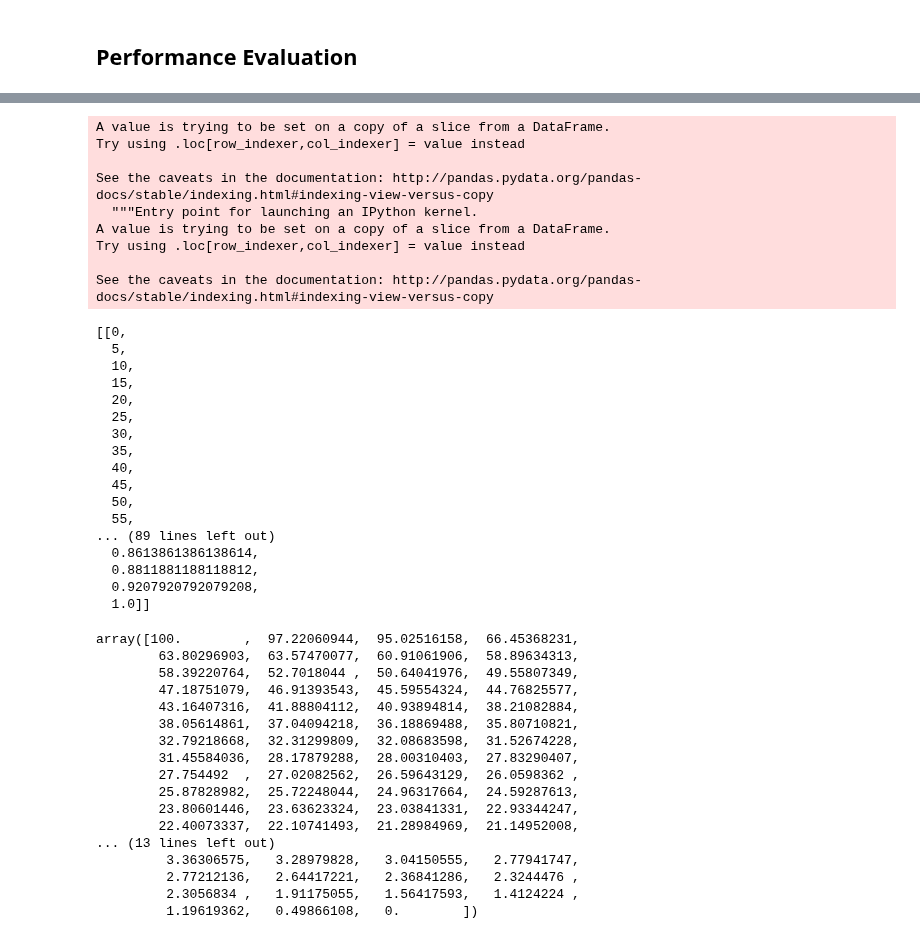
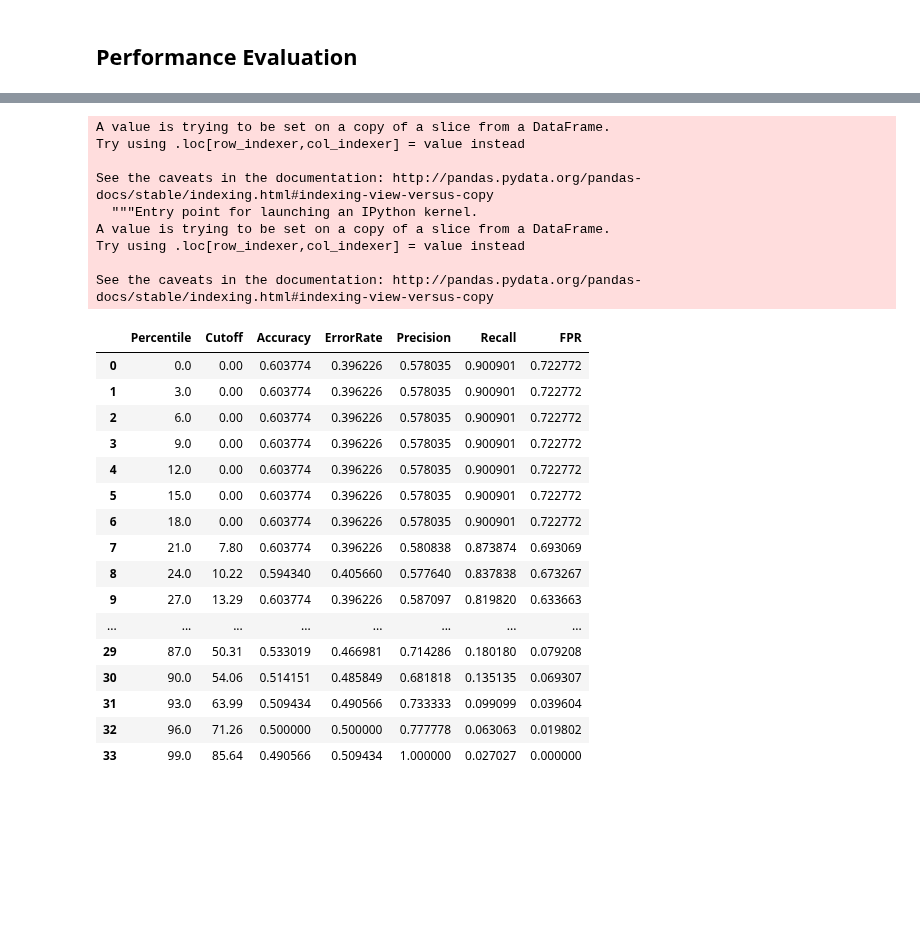
Before and after one commit to eneyi/CyberLexicon, a Jupyter notebook: EvaluatingCyberLexicon/DataAnalysis/EvaluatingTheLexicon.ipynb, the cells around one changed output, grey strips where cells are left out. Saved outputs shown, nothing was run; the diff lists cells and outputs as text; code cells hidden in the pictures; blank space fills up the shorter version.

```diff
--- a/EvaluatingCyberLexicon/DataAnalysis/EvaluatingTheLexicon.ipynb
+++ b/EvaluatingCyberLexicon/DataAnalysis/EvaluatingTheLexicon.ipynb
@@ -372,54 +356,34 @@ data.head()
 # %%
 top_apmis['terms'] = [stemmer.stem(i).strip().lower() for i in top_apmis.terms]
 top_apmis['scaled'] = np.interp(top_apmis.apmis, (top_apmis.apmis.min(), top_apmis.apmis.max()), (0,100))
-ee=evaluate(data,top_apmis,"scaled")
+ee=evaluate(data,top_apmis,"apmis", "apmisLabels")
 ee
 #ee2=np.interp(ee, (min(ee), max(ee)), (0,100))
 #sns.distplot(ee2)
 # %% [output]
 A value is trying to be set on a copy of a slice from a DataFrame.
 Try using .loc[row_indexer,col_indexer] = value instead
 
 See the caveats in the documentation: http://pandas.pydata.org/pandas-docs/stable/indexing.html#indexing-view-versus-copy
   """Entry point for launching an IPython kernel.
 A value is trying to be set on a copy of a slice from a DataFrame.
 Try using .loc[row_indexer,col_indexer] = value instead
 
 See the caveats in the documentation: http://pandas.pydata.org/pandas-docs/stable/indexing.html#indexing-view-versus-copy
-[[0,
-  5,
-  10,
-  15,
-  20,
-  25,
-  30,
-  35,
-  40,
-  45,
-  50,
-  55,
-... (89 lines left out)
-  0.8613861386138614,
-  0.8811881188118812,
-  0.9207920792079208,
-  1.0]]
+|  | Percentile | Cutoff | Accuracy | ErrorRate | Precision | Recall | FPR |
+| 0 | 0.0 | 0.00 | 0.603774 | 0.396226 | 0.578035 | 0.900901 | 0.722772 |
+| 1 | 3.0 | 0.00 | 0.603774 | 0.396226 | 0.578035 | 0.900901 | 0.722772 |
+| 2 | 6.0 | 0.00 | 0.603774 | 0.396226 | 0.578035 | 0.900901 | 0.722772 |
+| 3 | 9.0 | 0.00 | 0.603774 | 0.396226 | 0.578035 | 0.900901 | 0.722772 |
+| 4 | 12.0 | 0.00 | 0.603774 | 0.396226 | 0.578035 | 0.900901 | 0.722772 |
+| 5 | 15.0 | 0.00 | 0.603774 | 0.396226 | 0.578035 | 0.900901 | 0.722772 |
+| 6 | 18.0 | 0.00 | 0.603774 | 0.396226 | 0.578035 | 0.900901 | 0.722772 |
+| 7 | 21.0 | 7.80 | 0.603774 | 0.396226 | 0.580838 | 0.873874 | 0.693069 |
+| 8 | 24.0 | 10.22 | 0.594340 | 0.405660 | 0.577640 | 0.837838 | 0.673267 |
+| 9 | 27.0 | 13.29 | 0.603774 | 0.396226 | 0.587097 | 0.819820 | 0.633663 |
+| ... | ... | ... | ... | ... | ... | ... | ... |
+| 29 | 87.0 | 50.31 | 0.533019 | 0.466981 | 0.714286 | 0.180180 | 0.079208 |
+| 30 | 90.0 | 54.06 | 0.514151 | 0.485849 | 0.681818 | 0.135135 | 0.069307 |
+| 31 | 93.0 | 63.99 | 0.509434 | 0.490566 | 0.733333 | 0.099099 | 0.039604 |
+| 32 | 96.0 | 71.26 | 0.500000 | 0.500000 | 0.777778 | 0.063063 | 0.019802 |
+| 33 | 99.0 | 85.64 | 0.490566 | 0.509434 | 1.000000 | 0.027027 | 0.000000 |
-# %%
-np.interp(top_apmis.apmis, (top_apmis.apmis.min(), top_apmis.apmis.max()), (0,100))
-# %% [output]
-array([100.        ,  97.22060944,  95.02516158,  66.45368231,
-        63.80296903,  63.57470077,  60.91061906,  58.89634313,
-        58.39220764,  52.7018044 ,  50.64041976,  49.55807349,
-        47.18751079,  46.91393543,  45.59554324,  44.76825577,
-        43.16407316,  41.88804112,  40.93894814,  38.21082884,
-        38.05614861,  37.04094218,  36.18869488,  35.80710821,
-        32.79218668,  32.31299809,  32.08683598,  31.52674228,
-        31.45584036,  28.17879288,  28.00310403,  27.83290407,
-        27.754492  ,  27.02082562,  26.59643129,  26.0598362 ,
-        25.87828982,  25.72248044,  24.96317664,  24.59287613,
-        23.80601446,  23.63623324,  23.03841331,  22.93344247,
-        22.40073337,  22.10741493,  21.28984969,  21.14952008,
-... (13 lines left out)
-         3.36306575,   3.28979828,   3.04150555,   2.77941747,
-         2.77212136,   2.64417221,   2.36841286,   2.3244476 ,
-         2.3056834 ,   1.91175055,   1.56417593,   1.4124224 ,
-         1.19619362,   0.49866108,   0.        ])
```
Also changed, not shown: parts of 34 cells of this notebook, 1 other file.
